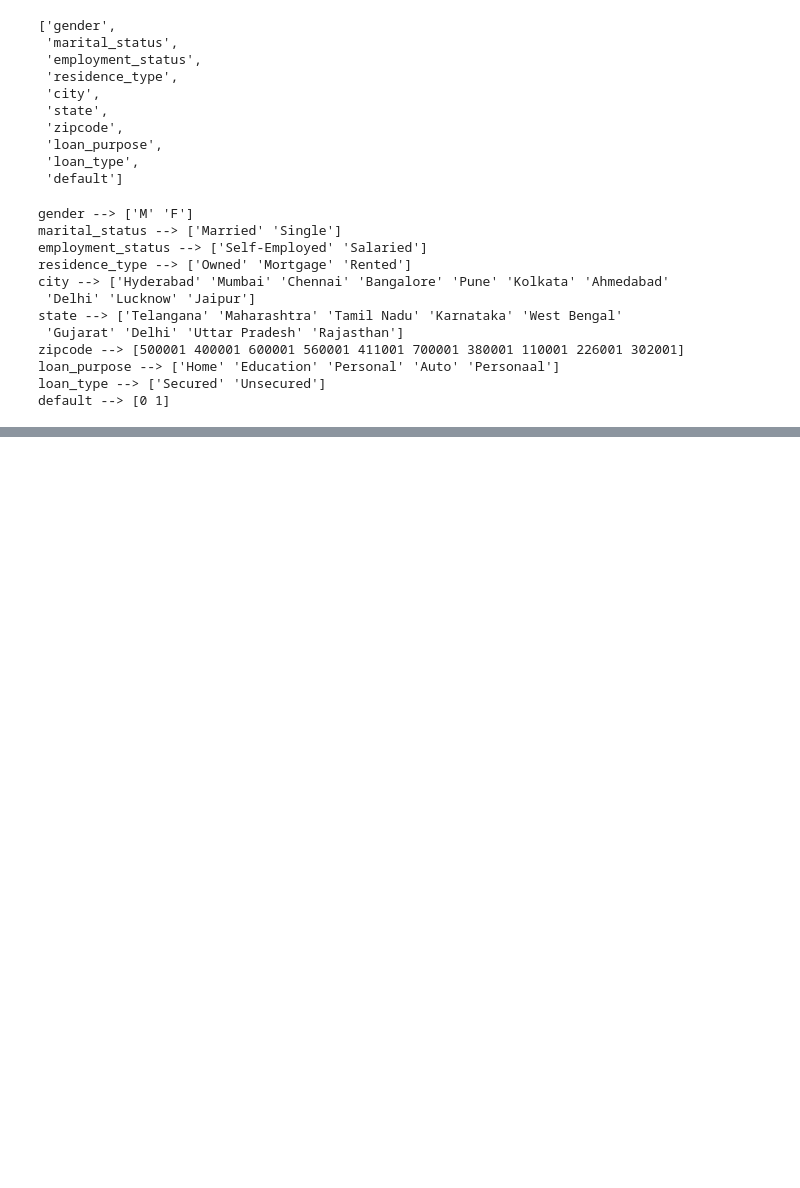
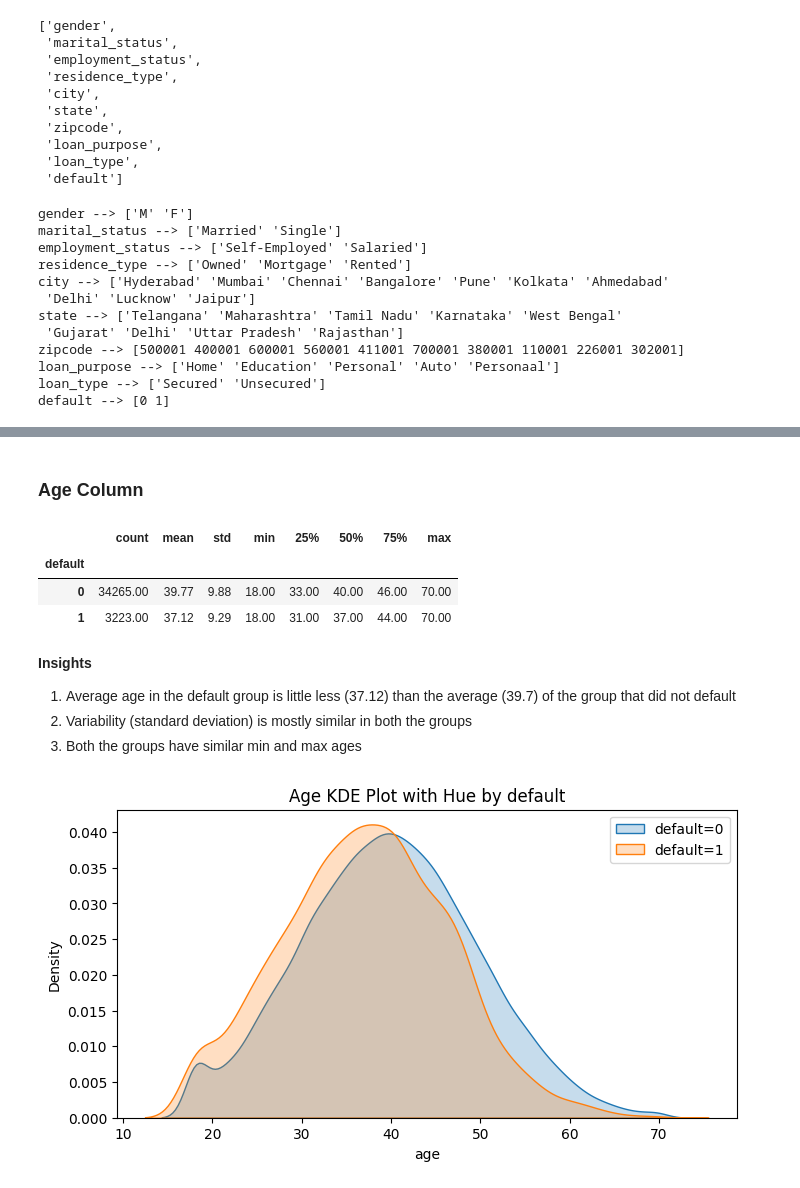
Before and after one commit to Somil-24/CreditRiskScoringModel, a Jupyter notebook: model/credit_risk_model.ipynb, the cells around one changed output, grey strips where cells are left out. Saved outputs shown, nothing was run; the diff lists cells and outputs as text; code cells hidden in the pictures; blank space fills up the shorter version.

```diff
--- a/model/credit_risk_model.ipynb
+++ b/model/credit_risk_model.ipynb
@@ -150,3 +269,4 @@ df_train[df_train.processing_fee > df_train.loan_amount][["loan_amount", "proces
 # %%
-df_train[(df_train.processing_fee/df_train.loan_amount)>0.03][["loan_amount", "processing_fee"]]
+df_train_1 = df_train[df_train.processing_fee/df_train.loan_amount<0.03].copy()
+df_train_1.shape
 # %% [output]
@@ -159,3 +273,0 @@ df_train[(df_train.processing_fee/df_train.loan_amount)>0.03][["loan_amount", "p
-# %%
-df_train_1 = df_train[(df_train.processing_fee/df_train.loan_amount) < 0.03].copy()
-df_train_1[(df_train_1.processing_fee/df_train_1.loan_amount)>0.03][["loan_amount", "processing_fee"]]
@@ -204,0 +365,24 @@ array(['Home', 'Education', 'Personal', 'Auto'], dtype=object)
+# %% [markdown]
+### Age Column
+# %%
+df_train_1.groupby("default")['age'].describe()
+# %% [output]
+|  | count | mean | std | min | 25% | 50% | 75% | max |
+| default |  |  |  |  |  |  |  |  |
+| 0 | 34265.00 | 39.77 | 9.88 | 18.00 | 33.00 | 40.00 | 46.00 | 70.00 |
+| 1 | 3223.00 | 37.12 | 9.29 | 18.00 | 31.00 | 37.00 | 44.00 | 70.00 |
+# %% [markdown]
+**Insights**
+
+1. Average age in the default group is little less (37.12) than the average (39.7) of the group that did not default
+1. Variability (standard deviation) is mostly similar in both the groups
+1. Both the groups have similar min and max ages
+# %%
+plt.figure(figsize=(8, 4))
+sns.kdeplot(df_train_1['age'][df_train_1['default'] == 0], fill=True, label='default=0')
+sns.kdeplot(df_train_1['age'][df_train_1['default'] == 1], fill=True, label='default=1')
+plt.title(f"Age KDE Plot with Hue by default")
+plt.legend()
+plt.show()
+# %% [output]
+[figure, added]
```
Also changed, not shown: parts of 91 cells of this notebook, 1 other file.
